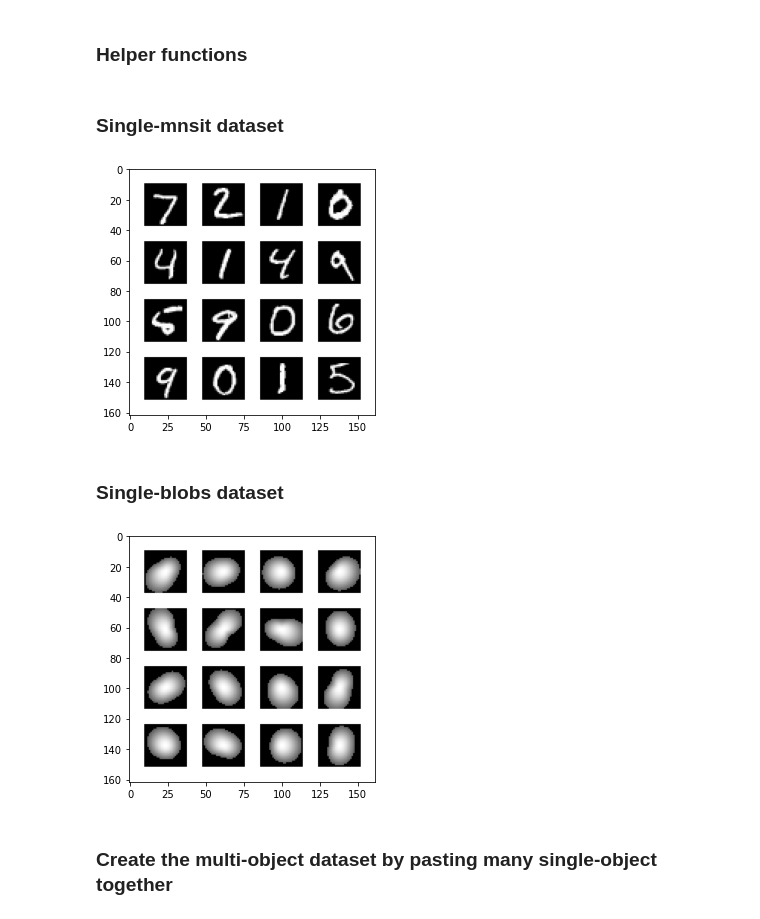
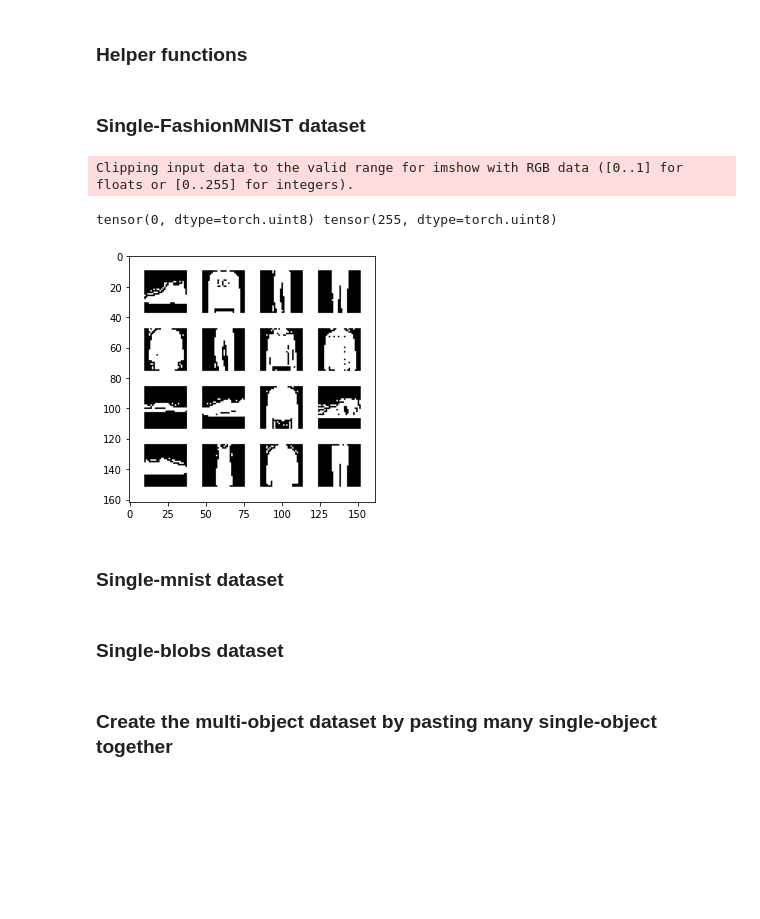
Before and after one commit to broadinstitute/genus, a Jupyter notebook: src/notebook1_create_synthetic_dataset.ipynb, the cells around one changed output. Saved outputs shown, nothing was run; the diff lists cells and outputs as text; code cells hidden in the pictures; blank space fills up the shorter version.

```diff
--- a/src/notebook1_create_synthetic_dataset.ipynb
+++ b/src/notebook1_create_synthetic_dataset.ipynb
@@ -225,30 +245,42 @@ def create_dataset(params, dataset_single_objects, goal_for_class=torch.tensor([
     print("")
     return data_imgs, data_seg, data_count
 # %% [markdown]
-### Single-mnsit dataset
+### Single-FashionMNIST dataset
+# %%
+write_dir_single_FashionMNIST = "./single_FashionMNIST/"
+
+transform = transforms.ToTensor()
+fashionmnist_trainset = torchvision.datasets.FashionMNIST(write_dir_single_FashionMNIST, train=True, download=True, transform=transform)
+fashionmnist_testset  = torchvision.datasets.FashionMNIST(write_dir_single_FashionMNIST, train=False, download=True, transform=transform)
+
+# Visualize the single objects
+print(fashionmnist_testset.data[:16].min(), fashionmnist_testset.data[:16].max())
+show_batch(fashionmnist_testset.data[:16].unsqueeze(1).float())
+# %% [output]
+Clipping input data to the valid range for imshow with RGB data ([0..1] for floats or [0..255] for integers).
+tensor(0, dtype=torch.uint8) tensor(255, dtype=torch.uint8)
+[figure, added]
+# %% [markdown]
+### Single-mnist dataset
 # %%
-write_dir_single_MNIST = "./single_MNIST/"
-
-transform = transforms.ToTensor()
-mnist_trainset = torchvision.datasets.MNIST(write_dir_single_MNIST, train=True, download=True, transform=transform)
-mnist_testset  = torchvision.datasets.MNIST(write_dir_single_MNIST, train=False, download=True, transform=transform)
-
-# Visualize the single objects
-show_batch(mnist_testset.data[:16].unsqueeze(1).float())
+#write_dir_single_MNIST = "./single_MNIST/"
+#
+#transform = transforms.ToTensor()
+#mnist_trainset = torchvision.datasets.MNIST(write_dir_single_MNIST, train=True, download=True, transform=transform)
+#mnist_testset  = torchvision.datasets.MNIST(write_dir_single_MNIST, train=False, download=True, transform=transform)
+#
+## Visualize the single objects
+#show_batch(mnist_testset.data[:16].unsqueeze(1).float())
-# %% [output]
-[figure, removed]
 # %% [markdown]
 ### Single-blobs dataset
 # %%
-tmp_blobs_train = make_isolated_blobs(size=28,n_obj=2000)
-tmp_blobs_test = make_isolated_blobs(size=28,n_obj=2000)
-blobs_trainset = torch.utils.data.TensorDataset(*tmp_blobs_train)
-blobs_testset = torch.utils.data.TensorDataset(*tmp_blobs_train)
-
-# Visualize the single objects
-show_batch(blobs_testset.tensors[0][:16].float())
+#tmp_blobs_train = make_isolated_blobs(size=28,n_obj=2000)
+#tmp_blobs_test = make_isolated_blobs(size=28,n_obj=2000)
+#blobs_trainset = torch.utils.data.TensorDataset(*tmp_blobs_train)
+#blobs_testset = torch.utils.data.TensorDataset(*tmp_blobs_train)
+#
+## Visualize the single objects
+#show_batch(blobs_testset.tensors[0][:16].float())
-# %% [output]
-[figure, removed]
 # %% [markdown]
 ### Create the multi-object dataset by pasting many single-object together
 # %%
```
Also changed, not shown: parts of 6 cells of this notebook, 3 other files.
